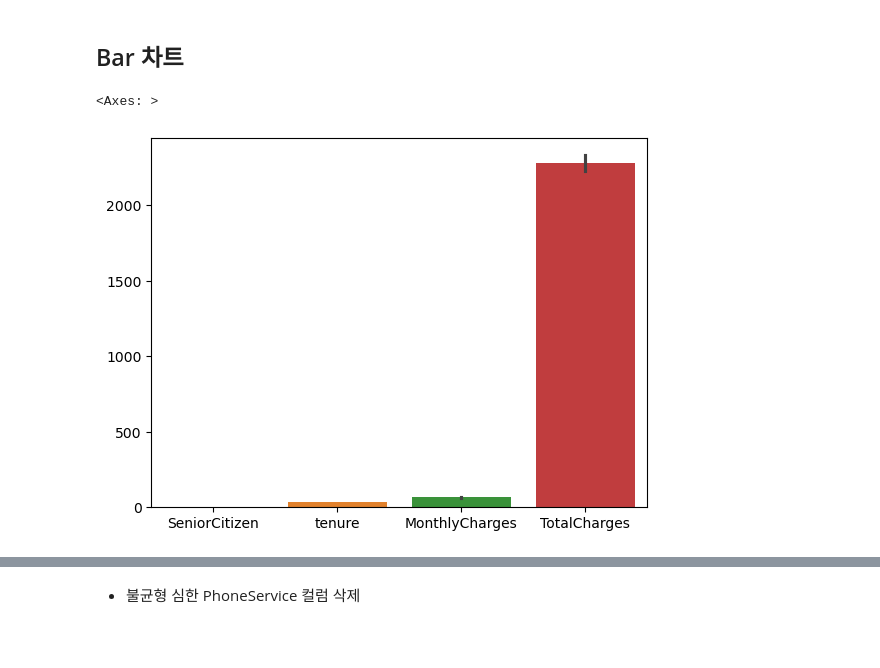
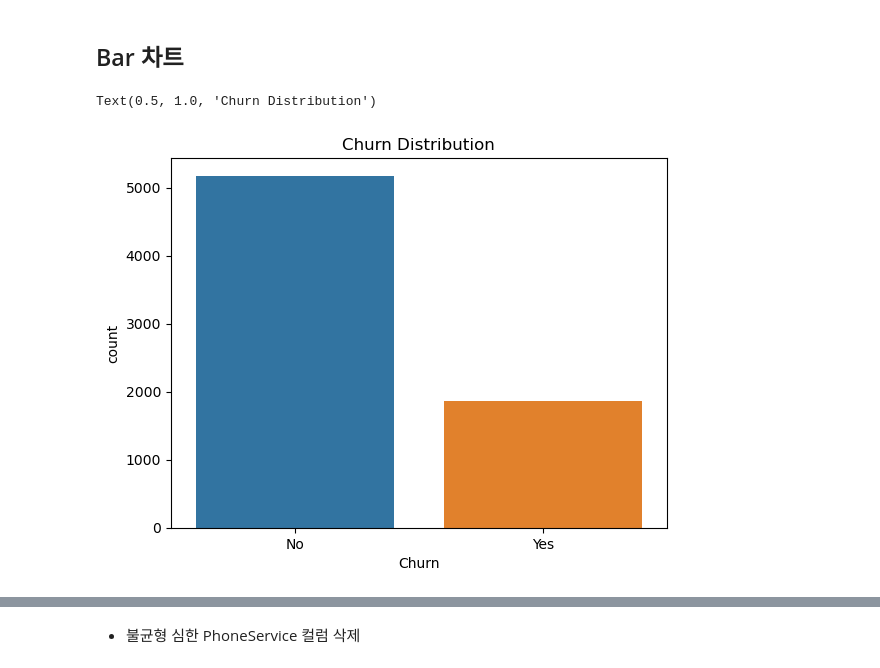
Before and after one commit to D0H00N/D.C.MULTI, a Jupyter notebook: 25_파이썬데이터분석_실습_통신사고객이탈.ipynb, the cells around one changed output, grey strips where cells are left out. Saved outputs shown, nothing was run; the diff lists cells and outputs as text; code cells hidden in the pictures; blank space fills up the shorter version.

Commit message:
10.31 CUST CHURN PREDICT 연습

```diff
--- a/25_파이썬데이터분석_실습_통신사고객이탈.ipynb
+++ b/25_파이썬데이터분석_실습_통신사고객이탈.ipynb
@@ -310,7 +345,10 @@ import seaborn as sns
 # %% [markdown]
 ## Bar 차트
-# %%
-sns.barplot(data=df)
-# %% [output]
-<Axes: >
-[figure, removed]
+# %%
+plt.figure()                 #orient='h',
+ax = sns.barplot(x="Churn",y="count", data=df['Churn'].value_counts().reset_index(), hue="Churn",dodge=False)
+plt.title('Churn Distribution')
+#plt.xlabel('Churn, No: 0, Yes: 1')
+# %% [output]
+Text(0.5, 1.0, 'Churn Distribution')
+[figure, added]
```
Also changed, not shown: parts of 17 cells of this notebook.
